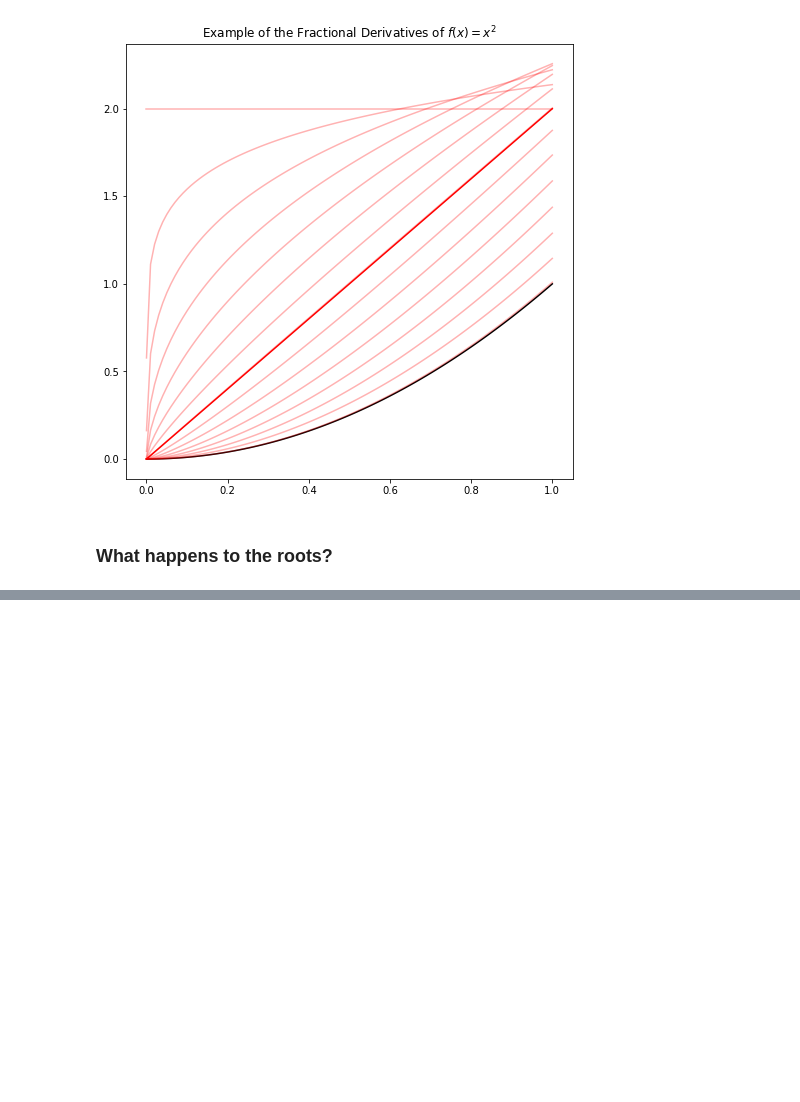
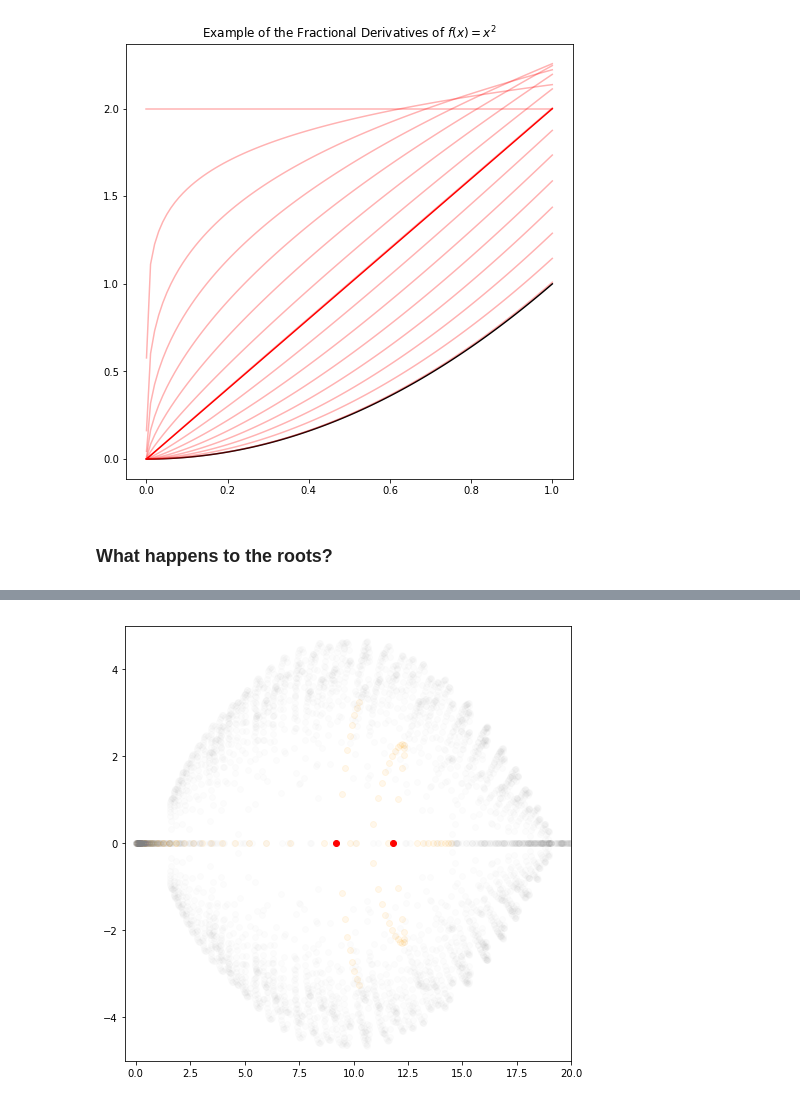
Before and after one commit to dgmiller/polyrand, a Jupyter notebook: Demo.ipynb, the cells around one changed output, grey strips where cells are left out. Saved outputs shown, nothing was run; the diff lists cells and outputs as text; code cells hidden in the pictures; blank space fills up the shorter version.

```diff
--- a/Demo.ipynb
+++ b/Demo.ipynb
@@ -74,0 +88,3 @@ TypeError: 'Text' object is not iterable
+# %%
+rf.animate_roots(coeffs,0,18,n_frames=300,t_interval=200,plot_range=[(-.5,20),(-5,5)])
+# %% [output]
@@ -74,0 +92 @@ TypeError: 'Text' object is not iterable
+[figure, added]
```
Also changed, not shown: parts of 15 cells of this notebook, 1 other file.
